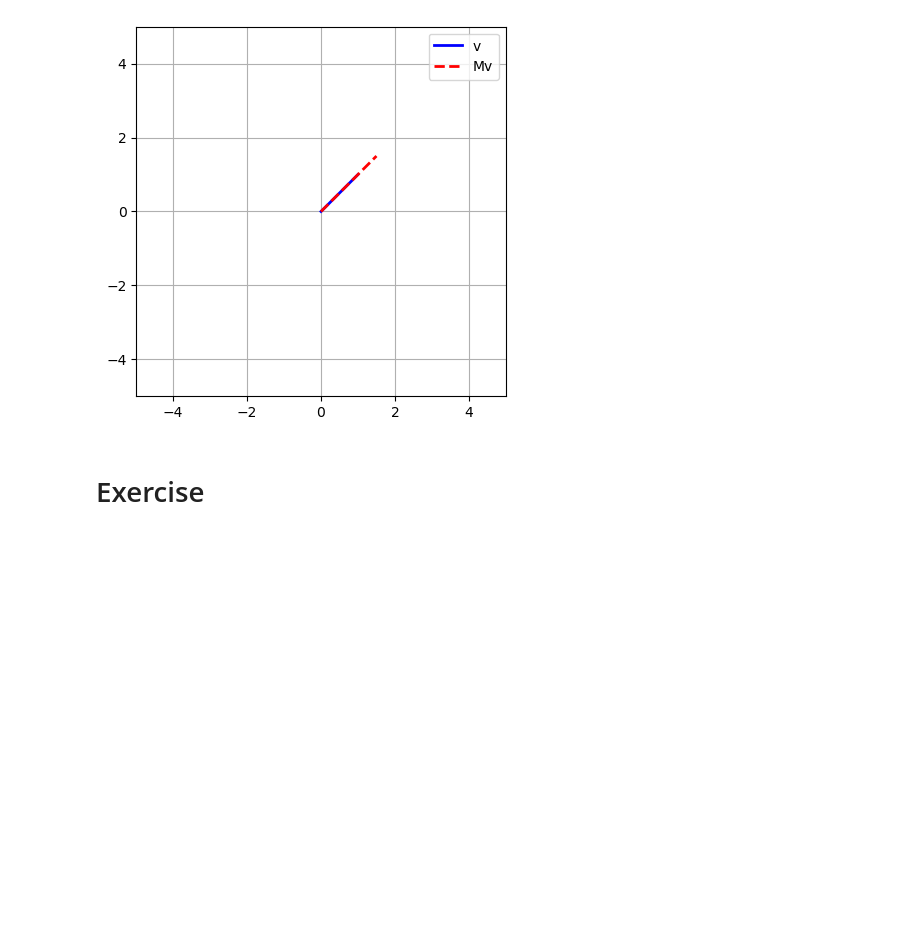
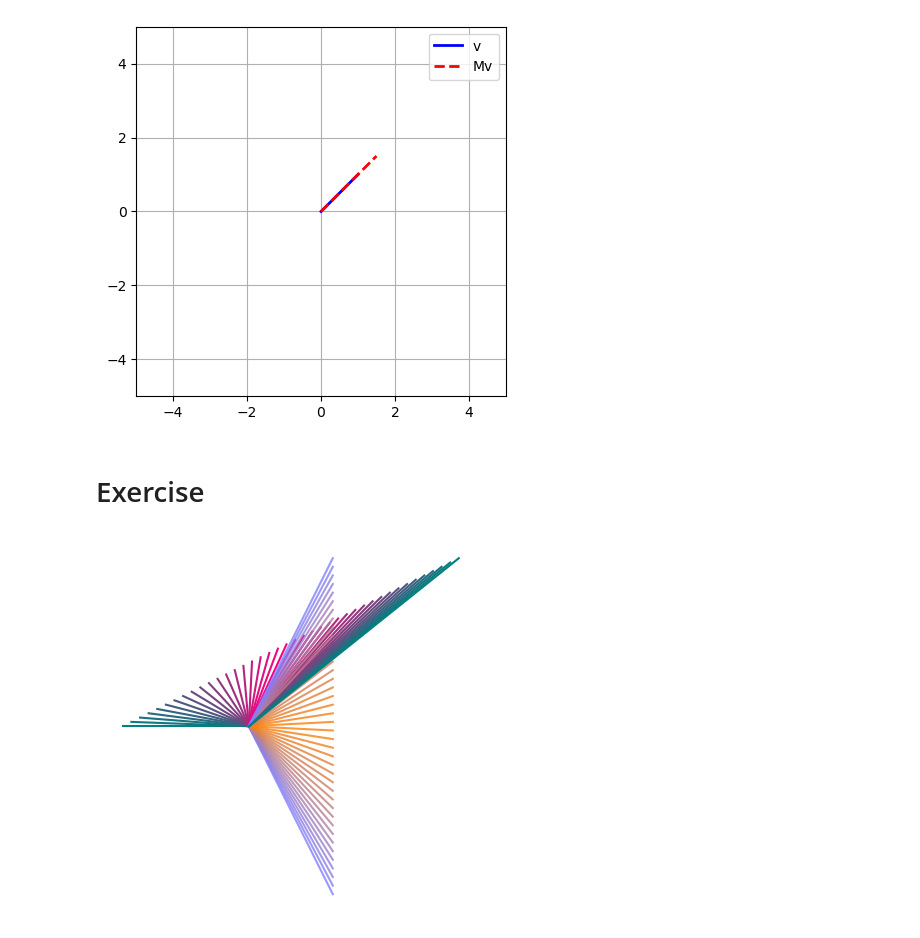
Before and after one commit to Afiq139/Python-Project, a Jupyter notebook: Python_Mathematics/Master_Math_By_Coding_In_Python/12_Linear_Algebra/013_Visualizing_Matrix_Vector_multiplication.ipynb, the cells around one changed output. Saved outputs shown, nothing was run; the diff lists cells and outputs as text; code cells hidden in the pictures; blank space fills up the shorter version.

```diff
--- a/Python_Mathematics/Master_Math_By_Coding_In_Python/12_Linear_Algebra/013_Visualizing_Matrix_Vector_multiplication.ipynb
+++ b/Python_Mathematics/Master_Math_By_Coding_In_Python/12_Linear_Algebra/013_Visualizing_Matrix_Vector_multiplication.ipynb
@@ -27,3 +27,19 @@ plt.show()
 [figure]
 # %% [markdown]
 # Exercise
+# %%
+v1 = np.linspace(-2,2,40)
+
+for i in v1:
+
+    v = np.array([1,i])
+    Mv = M@v
+    plt.plot([0,v[0]],[0,v[1]],color=[1-abs(i)/4,.5,abs(i)/2],alpha=.8)
+    plt.plot([0,Mv[0]],[0,Mv[1]],color=[1-abs(i)/2,abs(i)/4,.5])
+
+
+plt.axis('square')
+plt.axis('off')
+plt.show()
+# %% [output]
+[figure, added]
```
